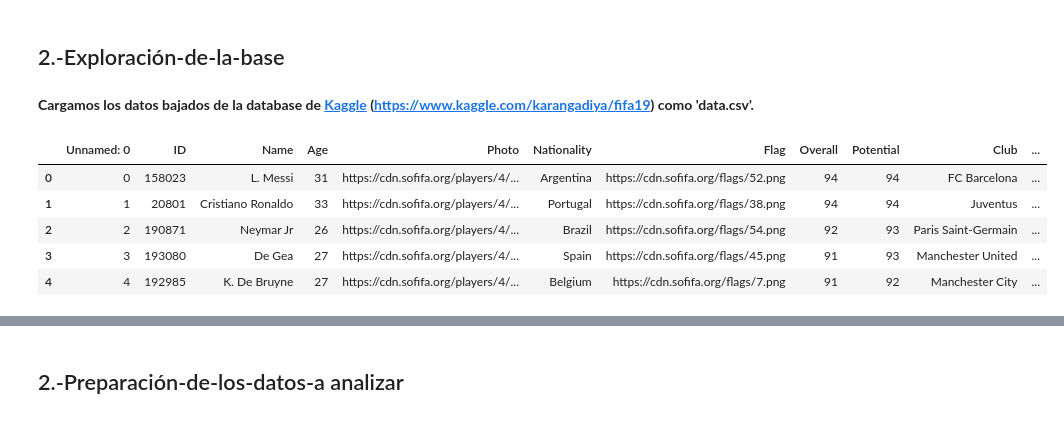
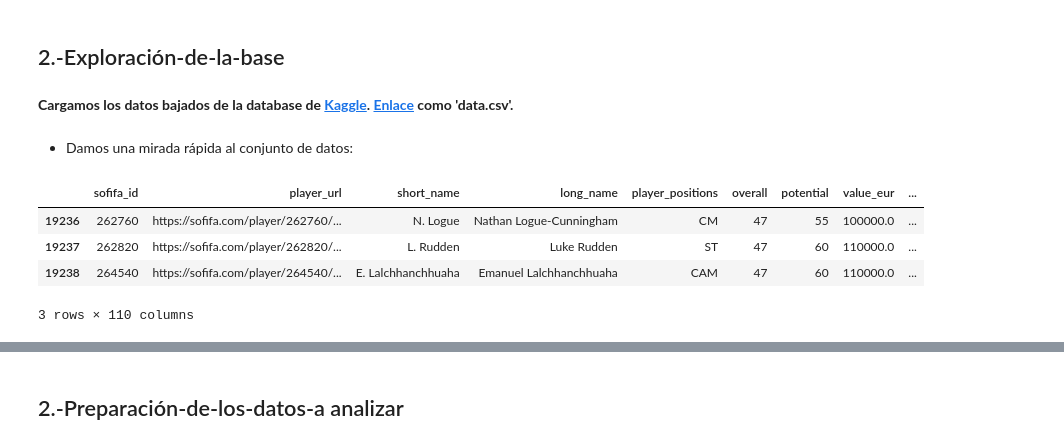
Before and after one commit to Grupo242022/AN_Supervisado_2022, a Jupyter notebook: Práctico_NoSupervisado_fifa2022_G24.ipynb, the cells around one changed output, grey strips where cells are left out. Saved outputs shown, nothing was run; the diff lists cells and outputs as text; code cells hidden in the pictures.

```diff
--- a/Práctico_NoSupervisado_fifa2022_G24.ipynb
+++ b/Práctico_NoSupervisado_fifa2022_G24.ipynb
@@ -36,4 +36,4 @@ import seaborn as sns
 # %% [markdown]
 ## 2.-Exploración-de-la-base
 # %% [markdown]
-**Cargamos los datos bajados de la database de [Kaggle](https://www.kaggle.com/karangadiya/fifa19) (https://www.kaggle.com/karangadiya/fifa19) como 'data.csv'.**
+**Cargamos los datos bajados de la database de [Kaggle](https://www.kaggle.com/karangadiya/fifa22). [Enlace](https://www.kaggle.com/datasets/stefanoleone992/fifa-22-complete-player-dataset)  como 'data.csv'.**
@@ -42,10 +40,14 @@ url='https://raw.githubusercontent.com/DiploDatos/AprendizajeNOSupervisado/maste
+# %%
+url='https://github.com/Grupo242022/AN_Supervisado_2022/blob/main/players_22.csv?raw=true'
+df=pd.read_csv(url, sep=',')
+# %% [markdown]
+- Damos una mirada rápida al conjunto de datos:
 # %%
-df=pd.read_csv(url)
-df.head(5)
+df = pd.read_csv(url)
+df.tail(3)
 # %% [output]
-|  | Unnamed: 0 | ID | Name | Age | Photo | Nationality | Flag | Overall | Potential | Club | ... |
-| 0 | 0 | 158023 | L. Messi | 31 | https://cdn.sofifa.org/players/4/... | Argentina | https://cdn.sofifa.org/flags/52.png | 94 | 94 | FC Barcelona | ... |
-| 1 | 1 | 20801 | Cristiano Ronaldo | 33 | https://cdn.sofifa.org/players/4/... | Portugal | https://cdn.sofifa.org/flags/38.png | 94 | 94 | Juventus | ... |
-| 2 | 2 | 190871 | Neymar Jr | 26 | https://cdn.sofifa.org/players/4/... | Brazil | https://cdn.sofifa.org/flags/54.png | 92 | 93 | Paris Saint-Germain | ... |
-| 3 | 3 | 193080 | De Gea | 27 | https://cdn.sofifa.org/players/4/... | Spain | https://cdn.sofifa.org/flags/45.png | 91 | 93 | Manchester United | ... |
-| 4 | 4 | 192985 | K. De Bruyne | 27 | https://cdn.sofifa.org/players/4/... | Belgium | https://cdn.sofifa.org/flags/7.png | 91 | 92 | Manchester City | ... |
+|  | sofifa_id | player_url | short_name | long_name | player_positions | overall | potential | value_eur | ... |
+| 19236 | 262760 | https://sofifa.com/player/262760/... | N. Logue | Nathan Logue-Cunningham | CM | 47 | 55 | 100000.0 | ... |
+| 19237 | 262820 | https://sofifa.com/player/262820/... | L. Rudden | Luke Rudden | ST | 47 | 60 | 110000.0 | ... |
+| 19238 | 264540 | https://sofifa.com/player/264540/... | E. Lalchhanchhuaha | Emanuel Lalchhanchhuaha | CAM | 47 | 60 | 110000.0 | ... |
+3 rows × 110 columns
```
Also changed, not shown: parts of 26 cells of this notebook.
